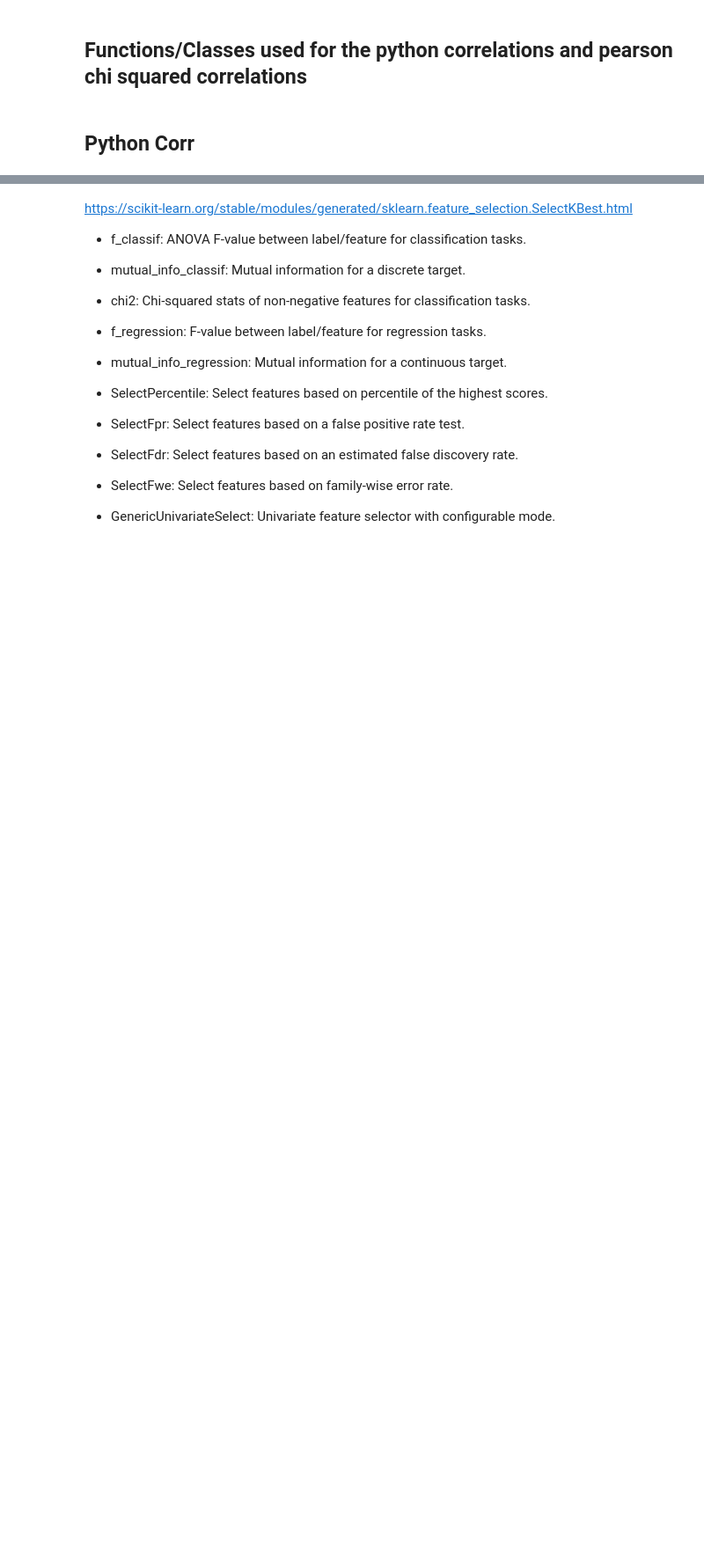
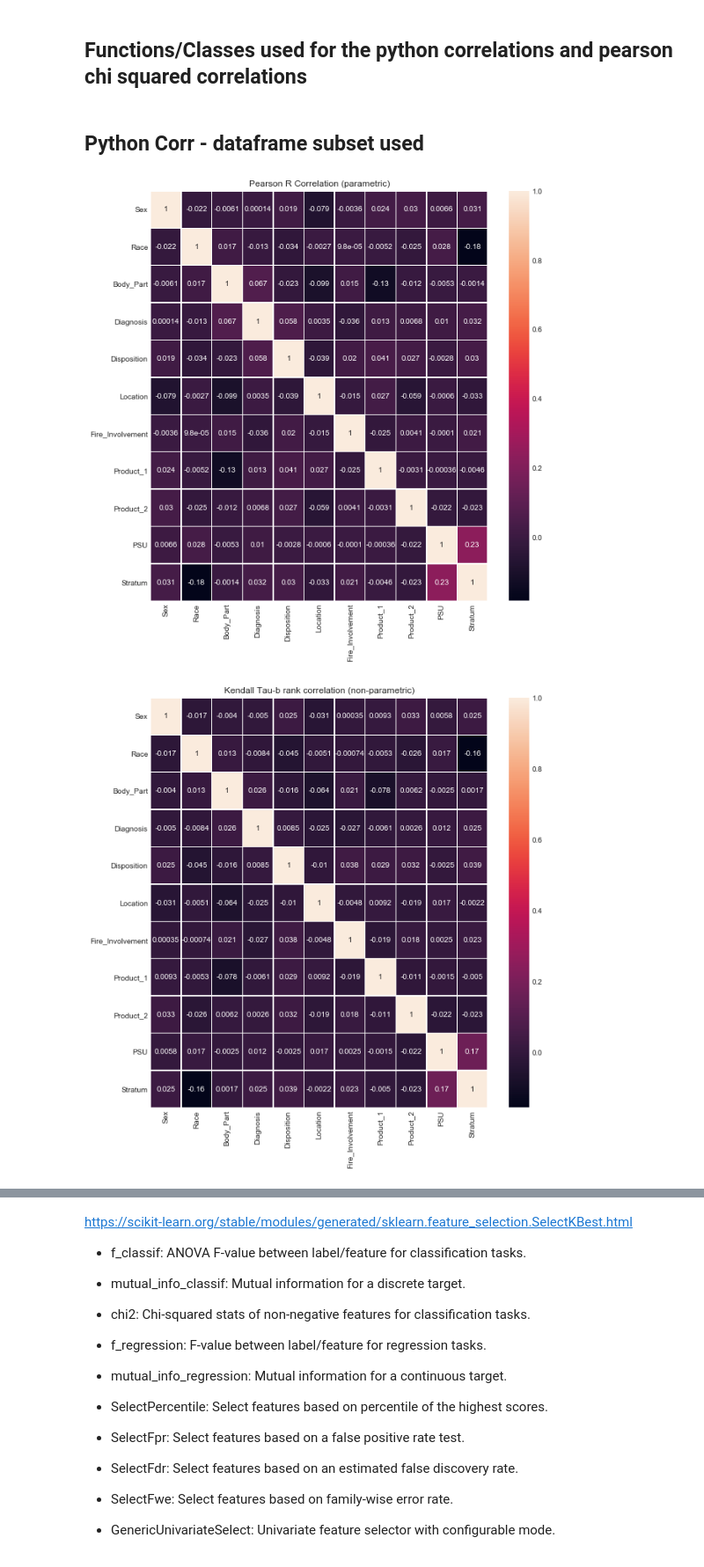
Before and after one commit to mrcorbett/MET_CS677_DataScienceWithPython, a Jupyter notebook: Project/bicycle_crashes_neiss_v10.ipynb, the cells around one changed output, grey strips where cells are left out. Shown at 88% size. Cells and saved outputs as stored; diff of their text form; code cells hidden in the pictures; blank space fills up the shorter version.

```diff
--- a/Project/bicycle_crashes_neiss_v10.ipynb
+++ b/Project/bicycle_crashes_neiss_v10.ipynb
@@ -46,11 +46,12 @@ import xlrd
 plt.style.use('seaborn-whitegrid')
 # %%
 class Includes():
-    TimeBasedGraphs = False
-    PearsonChiSquared = False
-    PythonCorr = False
+    TimeBasedGraphs = True
+    PearsonChiSquared = True
+    PythonCorr = True
+    LinearRegressionChi2 = True
     GaussianNB = True
-    LinearRegressionChi2 = False
+    DecisionTree = True
 # %% [markdown]
 - Selection of geographic areas called primary sampling units (PSU) that are defined within sampling strata.
 
@@ -73,7 +74,9 @@ if os.path.exists(pckl_fname):
     dfNeiss = pickle.load( open( pckl_fname, "rb" ) )
     print("done!")
 else:
-    raise Exception('ERROR:  {} does not exist'.format(pckl_fname))
+    raise Exception(
+        'ERROR:  {} does not exist\n  Use "convert_neiss_original_data_to_pckl.ipynb" to create the pckl file'.format(
+            pckl_fname))
 # %% [output]
 Reading /Users/mcorbett/Boston University/MET_CS677_DataScienceWithPython/Project/data/NEISS/neiss_data.pckl  ... done!
 # %%
@@ -107,15 +110,3 @@ dfNeiss.shape
 ## Build a categorical dataframe (with a subset of the overall data 3000 random rows)
 
 The dataframe is built of columns that are only categorical in nature.
-# %%
-# build the  matrix (contingency table)
-
-categories = ['Sex', 'Race', 'Body_Part', 'Diagnosis', 'Disposition', 'Location',
-    'Fire_Involvement', 'Product_1', 'Product_2', 'PSU', 'Stratum' ]
-
-dfCategorical = dfNeiss.copy()
-dfCategorical = dfCategorical.xs(categories, axis=1)
-dfCategorical.dropna(inplace=True)
-dfCategorical['Race'] = [int(x) for x in dfCategorical['Race']]
-dfCategorical = dfCategorical.sample(3000)
-dfCategorical.head()
@@ -128,0 +153,5 @@ dfCategorical.head()
+# %%
+neissSubset = NeissSubset(dfNeiss,
+    categories=['Sex', 'Race', 'Body_Part', 'Diagnosis', 'Disposition', 'Location',
+    'Fire_Involvement', 'Product_1', 'Product_2', 'PSU', 'Stratum' ],
+    numberOfRows = 50000)
@@ -266,27 +359,30 @@ class CategoricalMatrixHeatMap:
         plt.ylim(bottom_y, top_y)
         plt.show()
 # %% [markdown]
-## Python Corr
+## Python Corr - dataframe subset used
 # %%
 if True == Includes.PythonCorr:
     methods = {
         'pearson' : 'Pearson R Correlation (parametric)',  # not good for categorical data
             # For pearson:
             # both variables should be normally distributed
             # There should be no significant outliers
             # Each variable should be continuous
             # The two variables have a linear relationship
             # The observations are paired observations.
             # Should support homoscedascity.  Homoscedascity simply refers to ‘equal variances’.
         'kendall' : 'Kendall Tau-b rank correlation (non-parametric)',
             # The variables are measured on an ordinal or continuous scale.
             # Desirable if your data appears to follow a monotonic relationship.
         'spearman' : 'Spearman rank correlation (non-parametric)'
             # Does not assume that both datasets are normally distributed
         }
 
     dfCategoricalMatrices = {}
     for key in methods.keys():
-        dfCategoricalMatrices[key] = dfCategorical.corr(method = key)
+        dfCategoricalMatrices[key] = neissSubset.getDataframe().corr(method = key)
         heatMap = CategoricalMatrixHeatMap(methods[key], dfCategoricalMatrices[key])
         heatMap.show()
+# %% [output]
+[figure, added]
+[figure, added]
```
Also changed, not shown: parts of 40 cells of this notebook, 23 other files.
